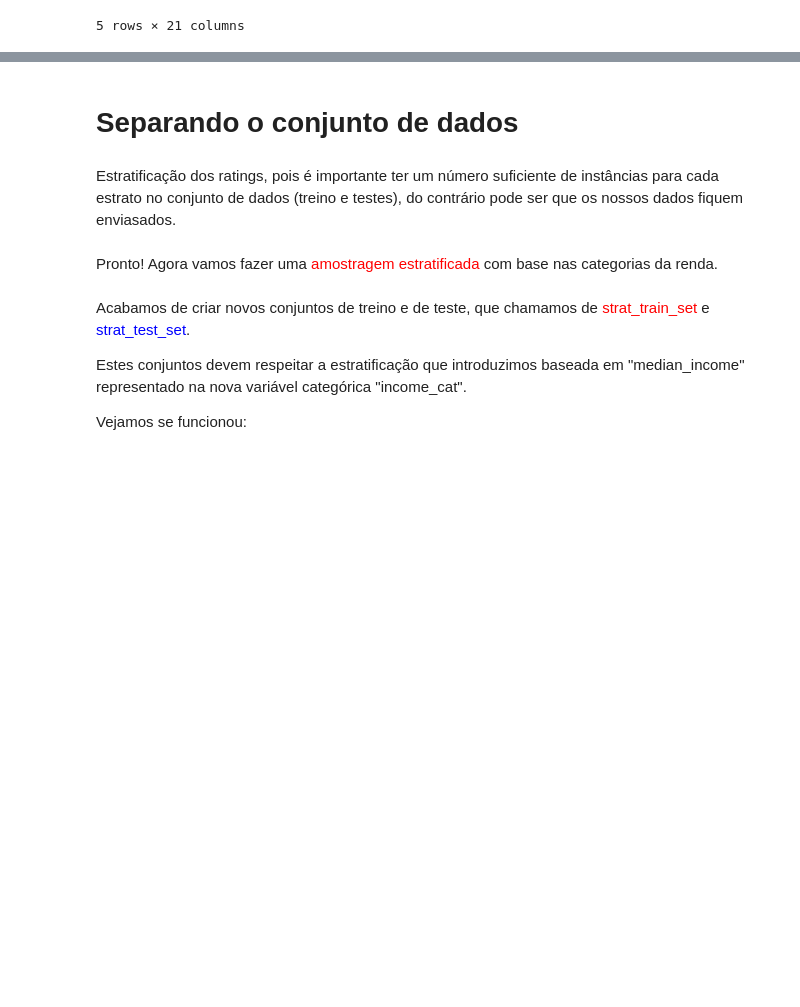
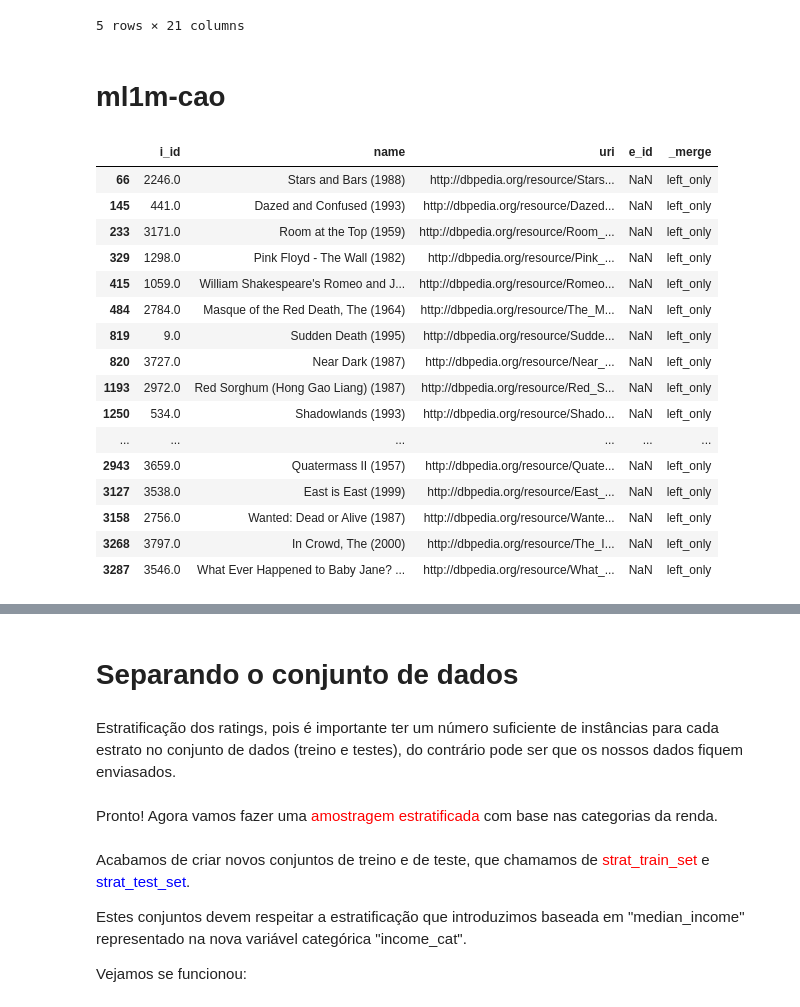
Before and after one commit to juarezsacenti/kg-summ-rec, a Jupyter notebook: AED/aed-ml1m.ipynb, the cells around one changed output, grey strips where cells are left out. Cells and saved outputs as stored; diff of their text form; code cells hidden in the pictures; blank space fills up the shorter version.

```diff
--- a/AED/aed-ml1m.ipynb
+++ b/AED/aed-ml1m.ipynb
@@ -554,3 +554,49 @@ auxiliary.head()
 | 3 | 257 | 10386 | 8438 | 13430 | 330, 14331, 1457, 2361, 3473, 556... | NaN | NaN | NaN | ... |
 | 4 | 1025 | NaN | 157, 2057 | 2965 | 12345, 214, 12508, 5152, 12545, 1... | NaN | NaN | NaN | ... |
 5 rows × 21 columns
+# %% [markdown]
+# ml1m-cao
+# %%
+# https://www.kaggle.com/cesarcf1977/movielens-data-analysis-beginner-s-first
+# from http://www.gregreda.com/2013/10/26/using-pandas-on-the-movielens-dataset/
+CAO_PATH = os.path.join("..", "..", "datasets", "ml1m-cao")
+def load_ml1m_cao_data(save_path=CAO_PATH):
+    # pass in column names for each CSV
+    csv_path = os.path.join(save_path, "ml1m", "i_map.dat")
+    u_cols = ['new_id', 'orig_id']
+    i_map = pd.read_csv(csv_path, sep='\t', engine="python", names=u_cols, encoding='utf8')
+
+    csv_path = os.path.join(save_path, "ml1m", "i2kg_map.tsv")
+    r_cols = ['i_id', 'name', 'uri']
+    i2kg_map = pd.read_csv(csv_path, sep='\t', engine="python", names=r_cols, encoding='utf8')
+
+    csv_path = os.path.join(save_path, "ml1m", "kg", "e_map.dat")
+    r_cols = ['e_id', 'uri']
+    e_map = pd.read_csv(csv_path, sep='\t', engine="python", names=r_cols, encoding='utf8')
+
+    # create one merged DataFrame
+    return i_map, i2kg_map, e_map
+# %%
+i_map, i2kg_map, e_map = load_ml1m_cao_data()
+
+df = i2kg_map.merge(e_map, how = 'outer' ,indicator=True).loc[lambda x : x['_merge']=='left_only']
+
+df
+# %% [output]
+|  | i_id | name | uri | e_id | _merge |
+| 66 | 2246.0 | Stars and Bars (1988) | http://dbpedia.org/resource/Stars... | NaN | left_only |
+| 145 | 441.0 | Dazed and Confused (1993) | http://dbpedia.org/resource/Dazed... | NaN | left_only |
+| 233 | 3171.0 | Room at the Top (1959) | http://dbpedia.org/resource/Room_... | NaN | left_only |
+| 329 | 1298.0 | Pink Floyd - The Wall (1982) | http://dbpedia.org/resource/Pink_... | NaN | left_only |
+| 415 | 1059.0 | William Shakespeare's Romeo and J... | http://dbpedia.org/resource/Romeo... | NaN | left_only |
+| 484 | 2784.0 | Masque of the Red Death, The (1964) | http://dbpedia.org/resource/The_M... | NaN | left_only |
+| 819 | 9.0 | Sudden Death (1995) | http://dbpedia.org/resource/Sudde... | NaN | left_only |
+| 820 | 3727.0 | Near Dark (1987) | http://dbpedia.org/resource/Near_... | NaN | left_only |
+| 1193 | 2972.0 | Red Sorghum (Hong Gao Liang) (1987) | http://dbpedia.org/resource/Red_S... | NaN | left_only |
+| 1250 | 534.0 | Shadowlands (1993) | http://dbpedia.org/resource/Shado... | NaN | left_only |
+| ... | ... | ... | ... | ... | ... |
+| 2943 | 3659.0 | Quatermass II (1957) | http://dbpedia.org/resource/Quate... | NaN | left_only |
+| 3127 | 3538.0 | East is East (1999) | http://dbpedia.org/resource/East_... | NaN | left_only |
+| 3158 | 2756.0 | Wanted: Dead or Alive (1987) | http://dbpedia.org/resource/Wante... | NaN | left_only |
+| 3268 | 3797.0 | In Crowd, The (2000) | http://dbpedia.org/resource/The_I... | NaN | left_only |
+| 3287 | 3546.0 | What Ever Happened to Baby Jane? ... | http://dbpedia.org/resource/What_... | NaN | left_only |
```
Also changed, not shown: parts of 2 cells of this notebook, 1 other file.
